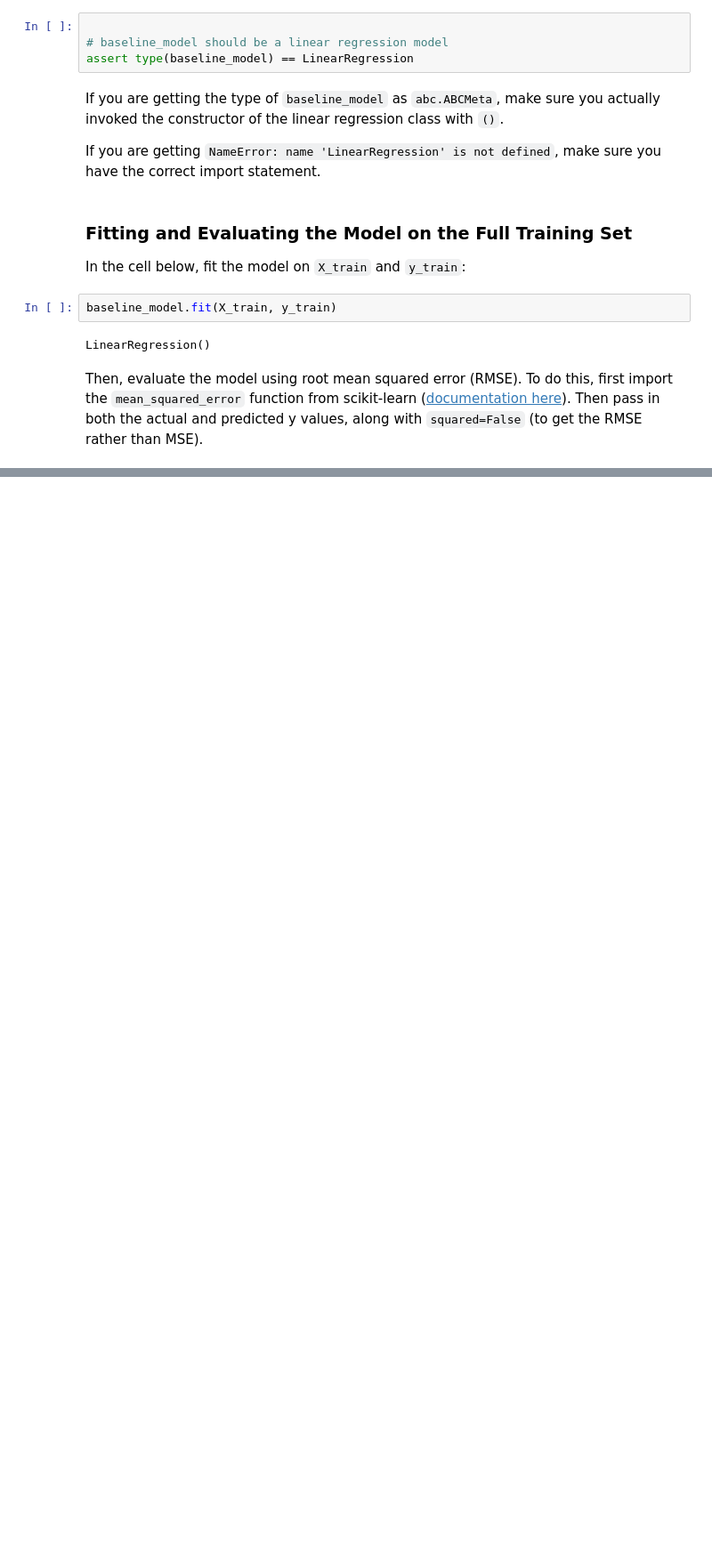
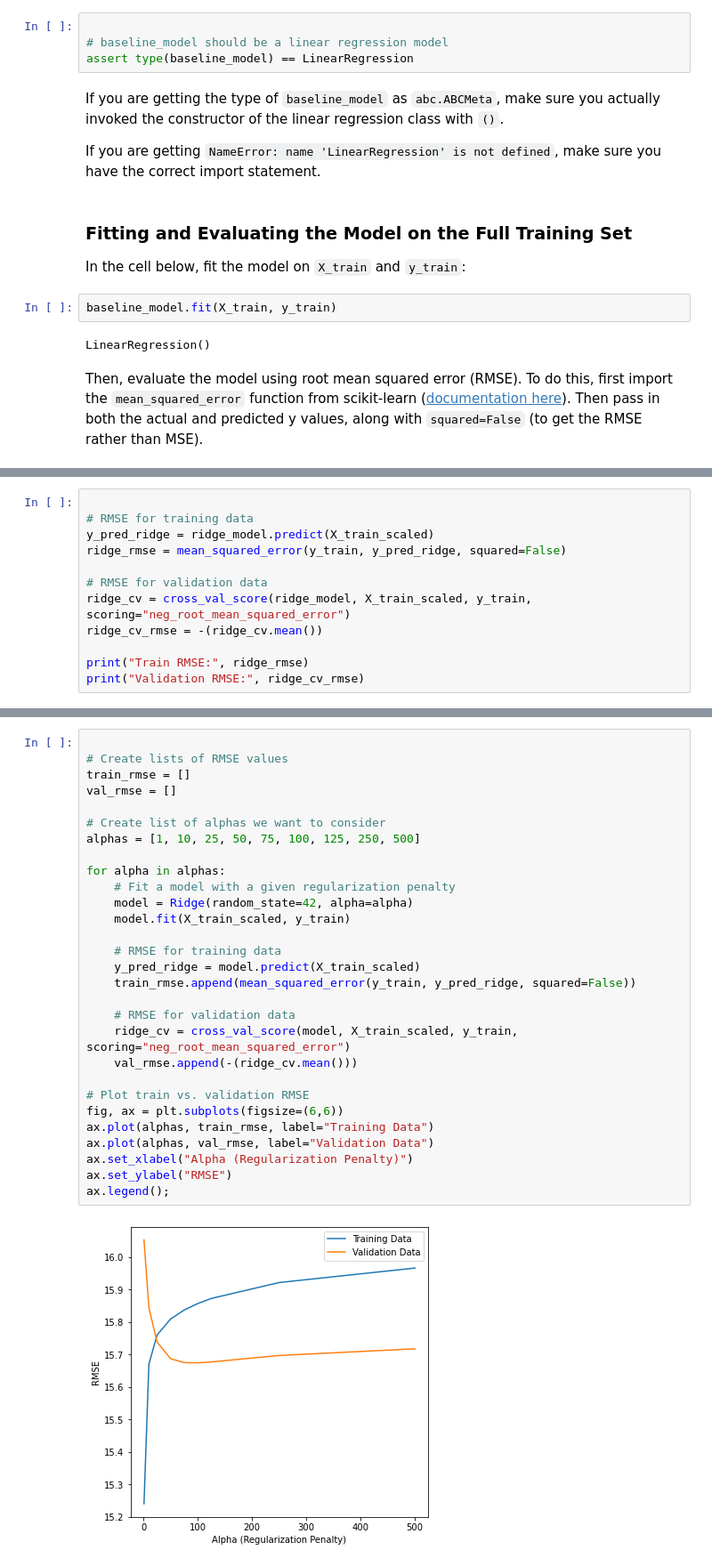
Before and after one commit to zshoorbajee/dsc-ml-fundamentals-lab, a Jupyter notebook: index.ipynb, the cells around one changed output, grey strips where cells are left out. Shown: that part at 89% size. Cells and saved outputs as stored; diff of their text form; blank space fills up the shorter version.

```diff
--- a/index.ipynb
+++ b/index.ipynb
@@ -259,0 +499,12 @@ In the next step, we'll attempt to reduce underfitting by applying some polynomi
+# %%
+
+# RMSE for training data
+y_pred_ridge = ridge_model.predict(X_train_scaled)
+ridge_rmse = mean_squared_error(y_train, y_pred_ridge, squared=False)
+
+# RMSE for validation data
+ridge_cv = cross_val_score(ridge_model, X_train_scaled, y_train, scoring="neg_root_mean_squared_error")
+ridge_cv_rmse = -(ridge_cv.mean())
+
+print("Train RMSE:", ridge_rmse)
+print("Validation RMSE:", ridge_cv_rmse)
@@ -259,0 +563,31 @@ In the next step, we'll attempt to reduce underfitting by applying some polynomi
+# %%
+
+# Create lists of RMSE values
+train_rmse = []
+val_rmse = []
+
+# Create list of alphas we want to consider
+alphas = [1, 10, 25, 50, 75, 100, 125, 250, 500]
+
+for alpha in alphas:
+    # Fit a model with a given regularization penalty
+    model = Ridge(random_state=42, alpha=alpha)
+    model.fit(X_train_scaled, y_train)
+
+    # RMSE for training data
+    y_pred_ridge = model.predict(X_train_scaled)
+    train_rmse.append(mean_squared_error(y_train, y_pred_ridge, squared=False))
+
+    # RMSE for validation data
+    ridge_cv = cross_val_score(model, X_train_scaled, y_train, scoring="neg_root_mean_squared_error")
+    val_rmse.append(-(ridge_cv.mean()))
+
+# Plot train vs. validation RMSE
+fig, ax = plt.subplots(figsize=(6,6))
+ax.plot(alphas, train_rmse, label="Training Data")
+ax.plot(alphas, val_rmse, label="Validation Data")
+ax.set_xlabel("Alpha (Regularization Penalty)")
+ax.set_ylabel("RMSE")
+ax.legend();
+# %% [output]
+[figure, added]
```
Also changed, not shown: parts of 65 cells of this notebook, 4 other files.
